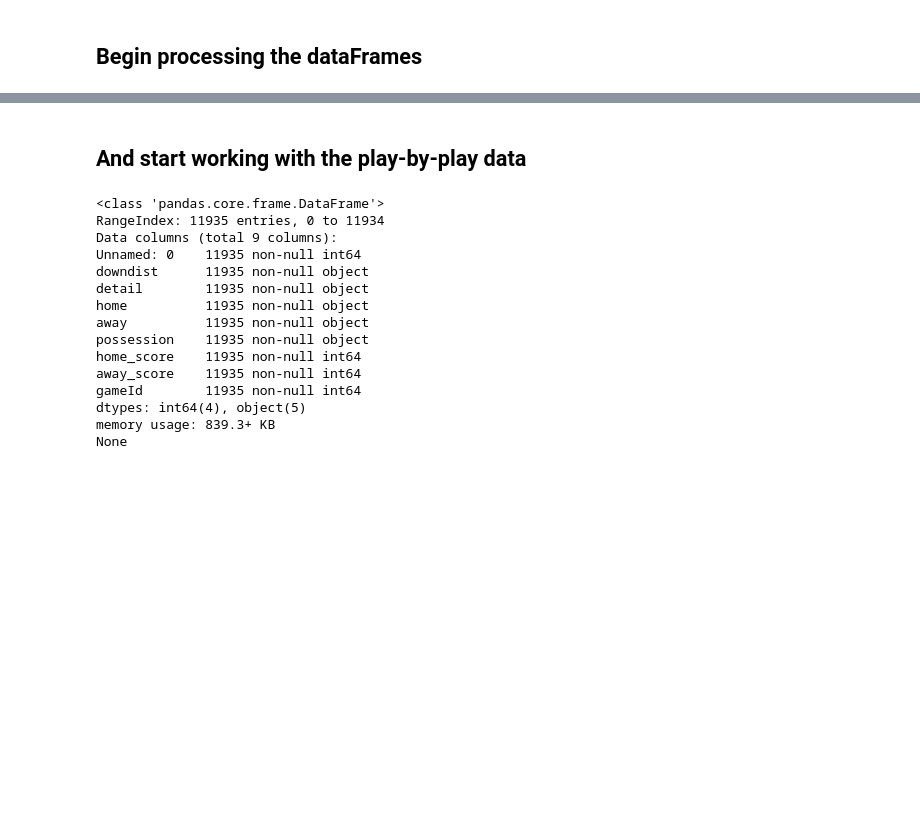
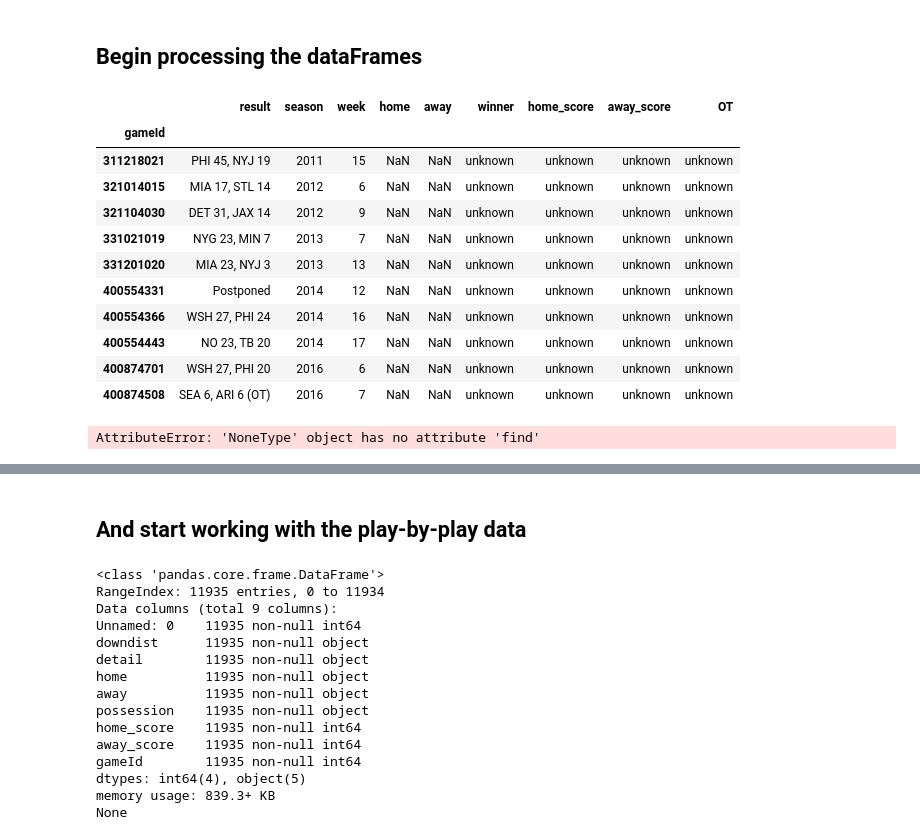
Before and after one commit to ewelchman/football_analytics, a Jupyter notebook: espn_scraper/espn_scraper.ipynb, the cells around one changed output, grey strips where cells are left out. Saved outputs shown, nothing was run; the diff lists cells and outputs as text; code cells hidden in the pictures; blank space fills up the shorter version.

```diff
--- a/espn_scraper/espn_scraper.ipynb
+++ b/espn_scraper/espn_scraper.ipynb
@@ -326,6 +375,28 @@ gamedata_df['winner'] = pd.Series(winner)
 gamedata_df['home_score'] = pd.Series(home_score)
 gamedata_df['away_score'] = pd.Series(away_score)
 gamedata_df['OT'] = pd.Series(ot)
+# %%
+# Games where grabbing pbp failed have some unknown values
+gamedata_df[ gamedata_df['winner'] == "unknown" ]
+# %% [output]
+|  | result | season | week | home | away | winner | home_score | away_score | OT |
+| gameId |  |  |  |  |  |  |  |  |  |
+| 311218021 | PHI 45, NYJ 19 | 2011 | 15 | NaN | NaN | unknown | unknown | unknown | unknown |
+| 321014015 | MIA 17, STL 14 | 2012 | 6 | NaN | NaN | unknown | unknown | unknown | unknown |
+| 321104030 | DET 31, JAX 14 | 2012 | 9 | NaN | NaN | unknown | unknown | unknown | unknown |
+| 331021019 | NYG 23, MIN 7 | 2013 | 7 | NaN | NaN | unknown | unknown | unknown | unknown |
+| 331201020 | MIA 23, NYJ 3 | 2013 | 13 | NaN | NaN | unknown | unknown | unknown | unknown |
+| 400554331 | Postponed | 2014 | 12 | NaN | NaN | unknown | unknown | unknown | unknown |
+| 400554366 | WSH 27, PHI 24 | 2014 | 16 | NaN | NaN | unknown | unknown | unknown | unknown |
+| 400554443 | NO 23, TB 20 | 2014 | 17 | NaN | NaN | unknown | unknown | unknown | unknown |
+| 400874701 | WSH 27, PHI 20 | 2016 | 6 | NaN | NaN | unknown | unknown | unknown | unknown |
+| 400874508 | SEA 6, ARI 6 (OT) | 2016 | 7 | NaN | NaN | unknown | unknown | unknown | unknown |
+# %%
+# Double check a game that couldn't get home/away
+url = "http://www.espn.com/nfl/playbyplay?gameId="+"400554366"
+g_df,d_df = get_game_df(url)
+# %% [output]
+AttributeError: 'NoneType' object has no attribute 'find'
 # %%
 gamedata_df.sample(15)
 # %% [output]
```
Also changed, not shown: parts of 10 cells of this notebook, 3 other files.
